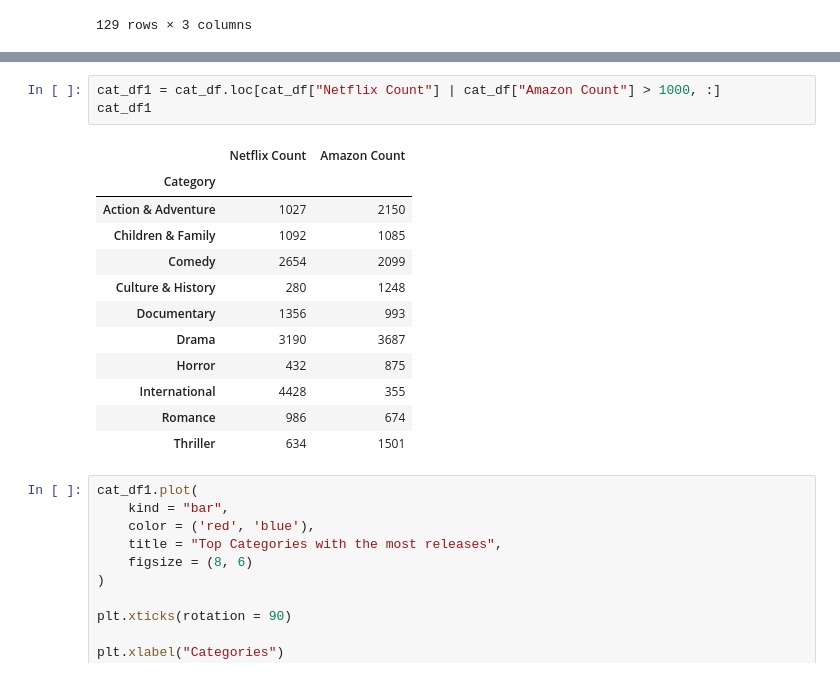
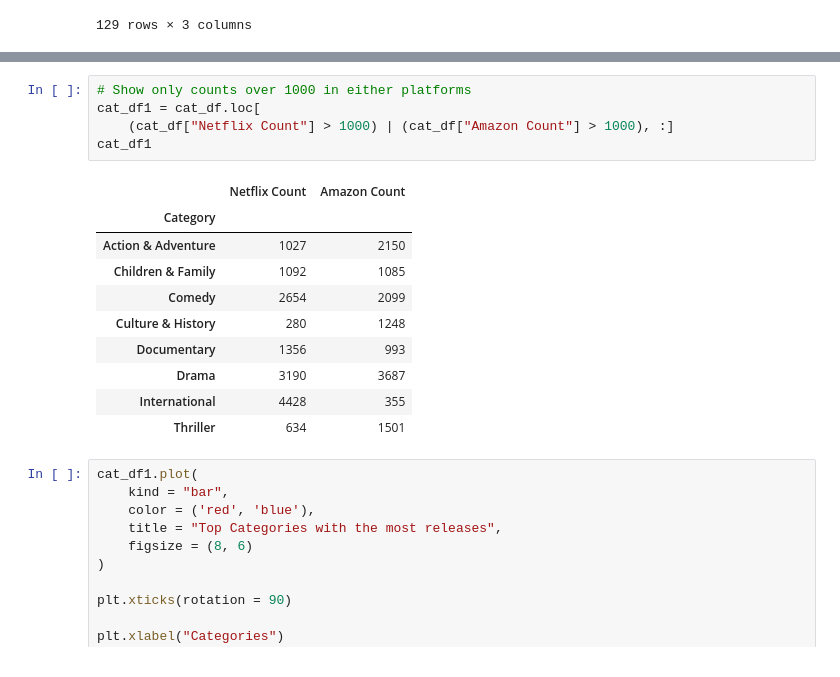
Before and after one commit to Tembspapi/Project-2_Amazon-Netflix, a Jupyter notebook: ETL-starter.ipynb, the cells around one changed output, grey strips where cells are left out. Saved outputs shown, nothing was run; the diff lists cells and outputs as text.

```diff
--- a/ETL-starter.ipynb
+++ b/ETL-starter.ipynb
@@ -650,18 +644,18 @@ cat_df = cat_df.groupby(['Category']).sum()
 # %%
-cat_df1 = cat_df.loc[cat_df["Netflix Count"] | cat_df["Amazon Count"] > 1000, :]
+# Show only counts over 1000 in either platforms
+cat_df1 = cat_df.loc[
+    (cat_df["Netflix Count"] > 1000) | (cat_df["Amazon Count"] > 1000), :]
 cat_df1
 # %% [output]
 |  | Netflix Count | Amazon Count |
 | Category |  |  |
 | Action & Adventure | 1027 | 2150 |
 | Children & Family | 1092 | 1085 |
 | Comedy | 2654 | 2099 |
 | Culture & History | 280 | 1248 |
 | Documentary | 1356 | 993 |
 | Drama | 3190 | 3687 |
-| Horror | 432 | 875 |
 | International | 4428 | 355 |
-| Romance | 986 | 674 |
 | Thriller | 634 | 1501 |
 # %%
 cat_df1.plot(
```
Also changed, not shown: parts of 10 cells of this notebook, 6 other files.
